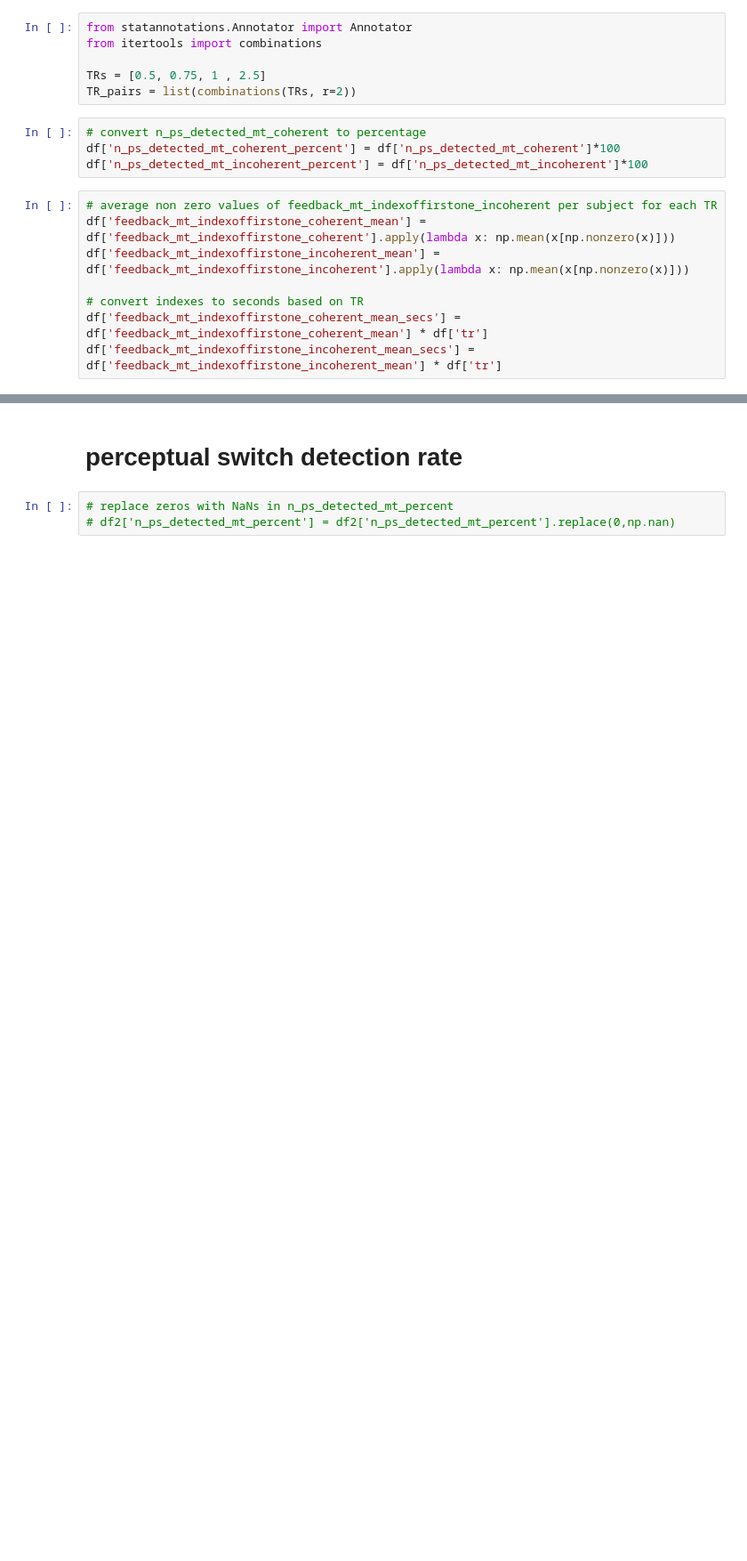
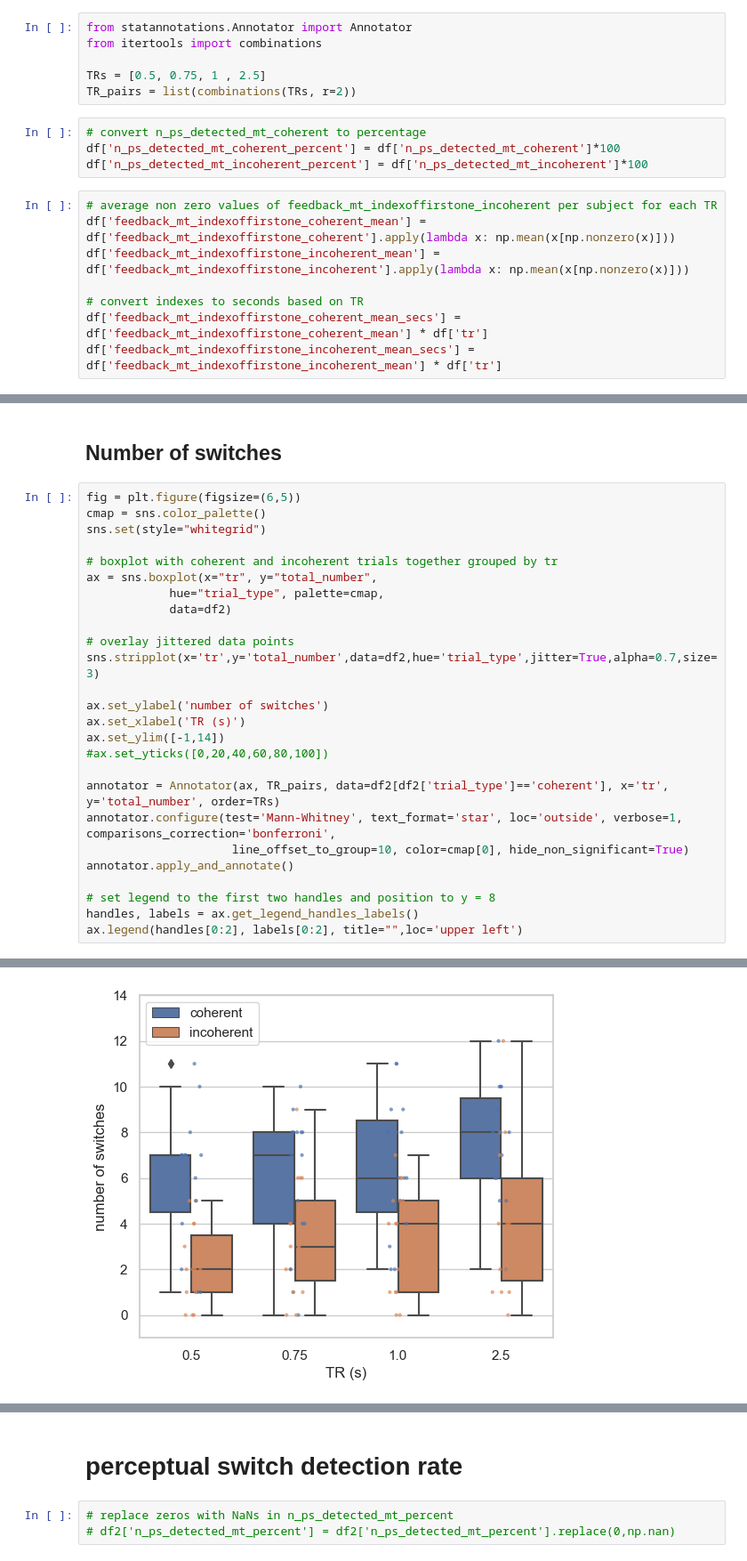
Before and after one commit to CIBIT-UC/vpmbtr, a Jupyter notebook: scripts/step-06_fc.ipynb, the cells around one changed output, grey strips where cells are left out. Shown at 89% size. Drawn from its saved outputs; the diff is of its cells as text; blank space fills up the shorter version.

```diff
--- a/scripts/step-06_fc.ipynb
+++ b/scripts/step-06_fc.ipynb
@@ -392,0 +395,29 @@ df2
+# %% [markdown]
+## Number of switches
+# %%
+fig = plt.figure(figsize=(6,5))
+cmap = sns.color_palette()
+sns.set(style="whitegrid")
+
+# boxplot with coherent and incoherent trials together grouped by tr
+ax = sns.boxplot(x="tr", y="total_number",
+            hue="trial_type", palette=cmap,
+            data=df2)
+
+# overlay jittered data points
+sns.stripplot(x='tr',y='total_number',data=df2,hue='trial_type',jitter=True,alpha=0.7,size=3)
+
+ax.set_ylabel('number of switches')
+ax.set_xlabel('TR (s)')
+ax.set_ylim([-1,14])
+#ax.set_yticks([0,20,40,60,80,100])
+
+annotator = Annotator(ax, TR_pairs, data=df2[df2['trial_type']=='coherent'], x='tr', y='total_number', order=TRs)
+annotator.configure(test='Mann-Whitney', text_format='star', loc='outside', verbose=1, comparisons_correction='bonferroni',
+                     line_offset_to_group=10, color=cmap[0], hide_non_significant=True)
+annotator.apply_and_annotate()
+
+# set legend to the first two handles and position to y = 8
+handles, labels = ax.get_legend_handles_labels()
+ax.legend(handles[0:2], labels[0:2], title="",loc='upper left')
+# %% [output]
@@ -392,0 +439 @@ df2
+[figure, added]
```
Also changed, not shown: parts of 8 cells of this notebook.
